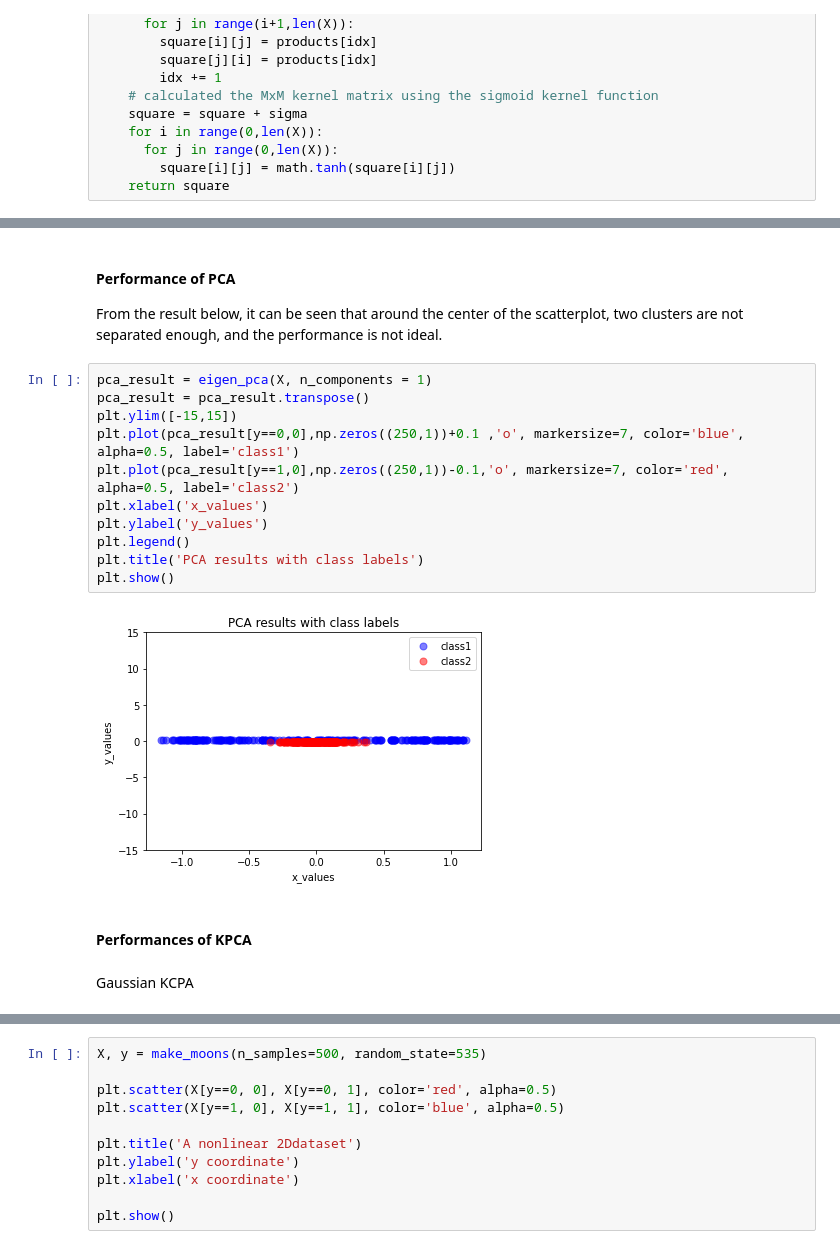
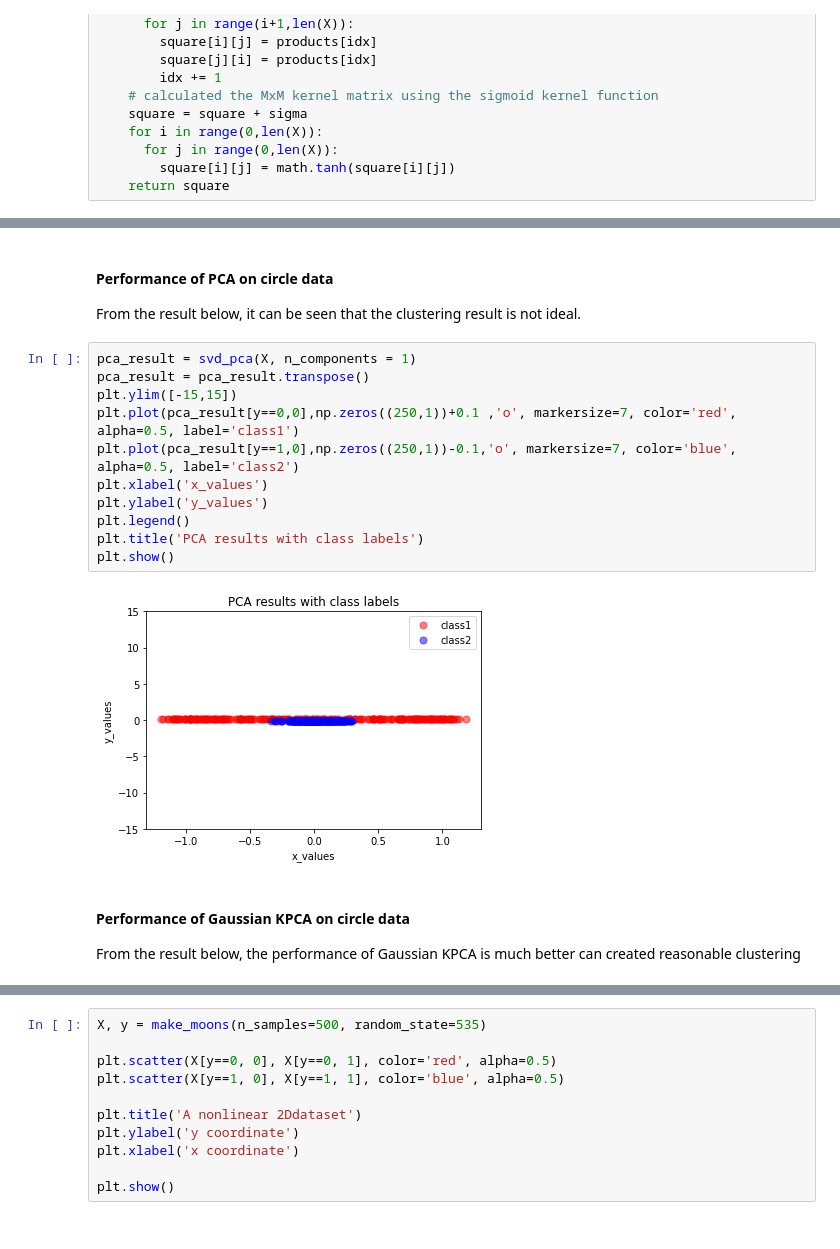
Before and after one commit to Yangliule/535-final-project, a Jupyter notebook: 535 Final Project_combined.ipynb, the cells around one changed output, grey strips where cells are left out. Saved outputs shown, nothing was run; the diff lists cells and outputs as text.

```diff
--- a/535 Final Project_combined.ipynb
+++ b/535 Final Project_combined.ipynb
@@ -210,24 +361,24 @@ plt.show()
 # %% [markdown]
-#### Performance of PCA
+#### Performance of PCA on circle data
 
-From the result below, it can be seen that around the center of the scatterplot, two clusters are not separated enough, and the performance is not ideal.
+From the result below, it can be seen that the clustering result is not ideal.
 # %%
-pca_result = eigen_pca(X, n_components = 1)
+pca_result = svd_pca(X, n_components = 1)
 pca_result = pca_result.transpose()
 plt.ylim([-15,15])
-plt.plot(pca_result[y==0,0],np.zeros((250,1))+0.1 ,'o', markersize=7, color='blue', alpha=0.5, label='class1')
-plt.plot(pca_result[y==1,0],np.zeros((250,1))-0.1,'o', markersize=7, color='red', alpha=0.5, label='class2')
+plt.plot(pca_result[y==0,0],np.zeros((250,1))+0.1 ,'o', markersize=7, color='red', alpha=0.5, label='class1')
+plt.plot(pca_result[y==1,0],np.zeros((250,1))-0.1,'o', markersize=7, color='blue', alpha=0.5, label='class2')
 plt.xlabel('x_values')
 plt.ylabel('y_values')
 plt.legend()
 plt.title('PCA results with class labels')
 plt.show()
 # %% [output]
-[figure, old version]
+[figure, new version]
-# %% [markdown]
-#### Performances of KPCA
-# %% [markdown]
-Gaussian KCPA
+# %% [markdown]
+#### Performance of Gaussian KPCA on circle data
+
+From the result below, the performance of Gaussian KPCA is much better can created reasonable clustering
 # %%
 gaussian_transformed = gaussian_kernel(X, 15)
 gaussian_KPCA_result = svd_pca(gaussian_transformed, n_components = 1)
```
Also changed, not shown: parts of 44 cells of this notebook.
